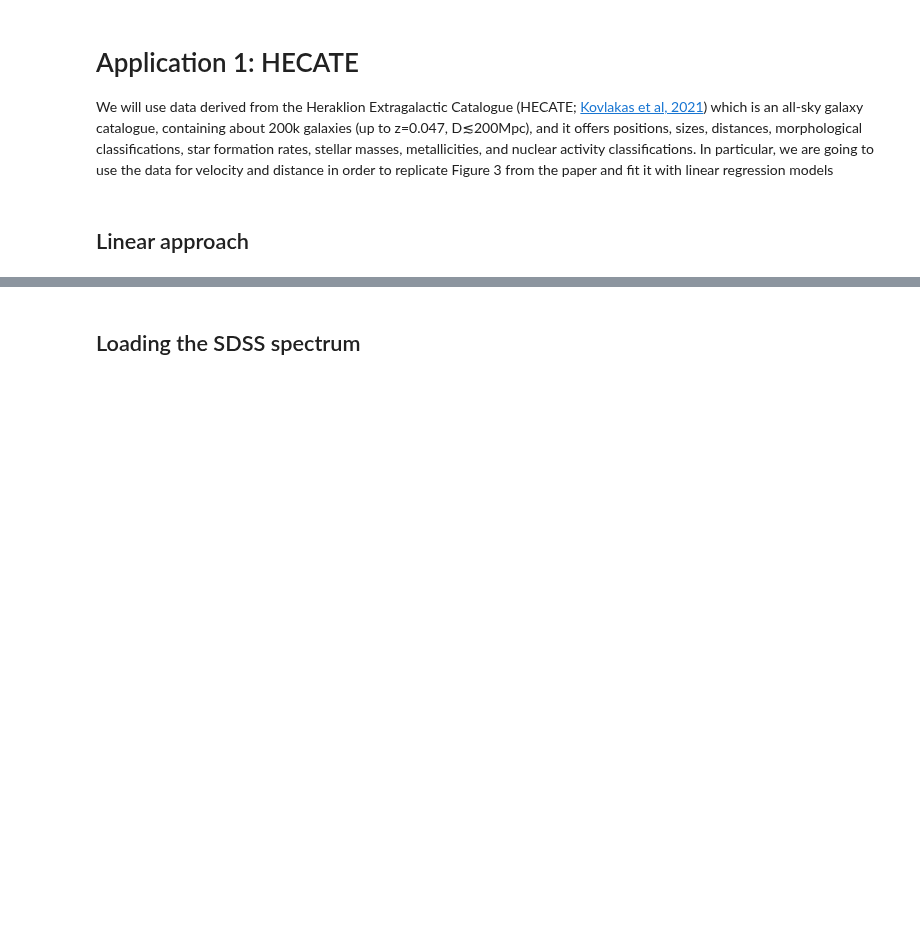
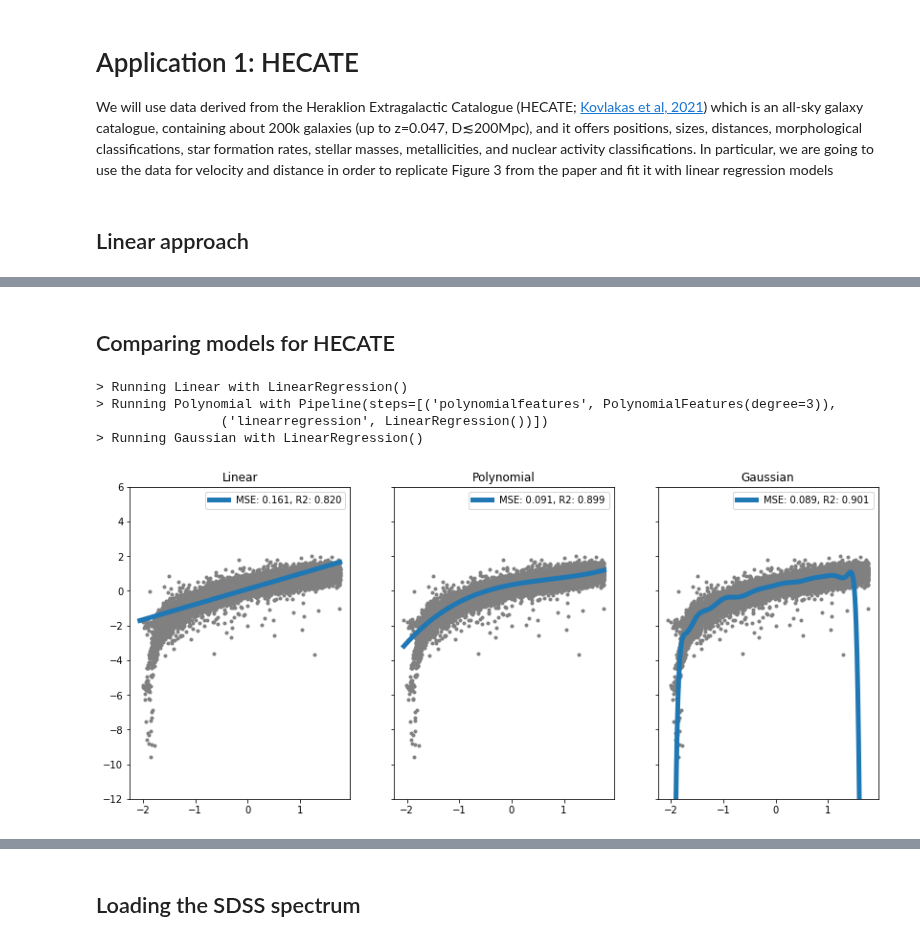
Before and after one commit to astrostatistics-in-crete/2022_summer_school, a Jupyter notebook: ML_Regression_Regularization/Regression_Regularization_SW_answerkey.ipynb, the cells around one changed output, grey strips where cells are left out. Saved outputs shown, nothing was run; the diff lists cells and outputs as text; code cells hidden in the pictures; blank space fills up the shorter version.

```diff
--- a/ML_Regression_Regularization/Regression_Regularization_SW_answerkey.ipynb
+++ b/ML_Regression_Regularization/Regression_Regularization_SW_answerkey.ipynb
@@ -815,0 +325,2 @@ HINT: Try to run the regression with the full spectrum, and then removing the fe
+# %% [markdown]
+## Comparing models for HECATE
@@ -815,0 +333,69 @@ HINT: Try to run the regression with the full spectrum, and then removing the fe
+# %%
+# function to create the gaussian models
+
+def gaussian_basis(x, mu, sigma):
+    return np.exp(-0.5 * ((x - mu) / sigma) ** 2)
+
+n_gaussians = 100
+centers = np.linspace(np.min(X), np.max(X), n_gaussians)
+widths = 1
+
+########################################################
+
+# models to work with
+models = dict(
+    Linear = LinearRegression(),
+    Polynomial = make_pipeline(PolynomialFeatures(3), LinearRegression()),
+    Gaussian = LinearRegression()
+)
+
+# split dataset
+X_train, X_test, y_train, y_test = train_test_split(X[sel_indcs], y[sel_indcs] ,
+                                            test_size=0.3, random_state=12)
+
+# figure plot
+fig, axs = plt.subplots(1,3, figsize=(14,6), sharey=True)
+
+# dummy array for illustration purposes
+X_plot = np.linspace(np.min(X), np.max(X), 1000)[:, None]
+
+for k, ax in enumerate(axs.reshape(-1)):
+    name = list(models.keys())[k]
+    mod = list(models.values())[k]
+    print(f'> Running {name} with {mod}')
+
+    # plot all data as background
+    ax.plot(X, y, '.', color='gray')
+
+    if name == 'Linear' or name == 'Polynomial':
+        # fit and predict
+        mod.fit(X_train, y_train)
+        y_pred = mod.predict(X_test)
+
+        y_pred_plot = mod.predict(X_plot.reshape(-1,1))
+
+    else:
+        mod.fit( gaussian_basis(X_train, centers, widths), y_train)
+        y_pred = mod.predict( gaussian_basis(X_test, centers, widths) )
+
+        y_pred_plot = mod.predict( gaussian_basis(X_plot, centers, widths) )
+
+    # calculate errors
+    mse = mean_squared_error(y_test, y_pred)
+    r2s = r2_score(y_test, y_pred)
+
+    ax.plot(X_plot,y_pred_plot , ls='-', lw=5,
+            label=f"MSE: {mse:0.3f}, R2: {r2s:0.3f}")
+
+
+    ax.set_title( name )
+    ax.legend()
+
+plt.ylim(-12,6)
+plt.show()
+# %% [output]
+> Running Linear with LinearRegression()
+> Running Polynomial with Pipeline(steps=[('polynomialfeatures', PolynomialFeatures(degree=3)),
+                ('linearregression', LinearRegression())])
+> Running Gaussian with LinearRegression()
+[figure, added]
```
Also changed, not shown: parts of 51 cells of this notebook, 1 other file.
